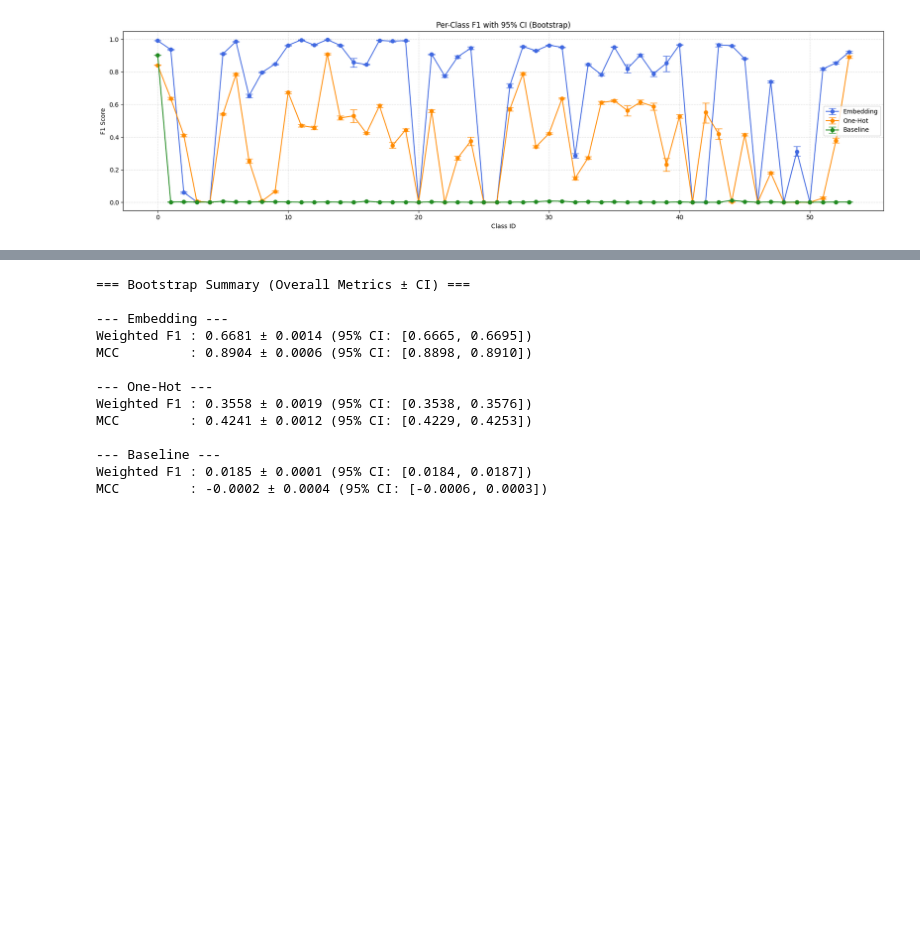
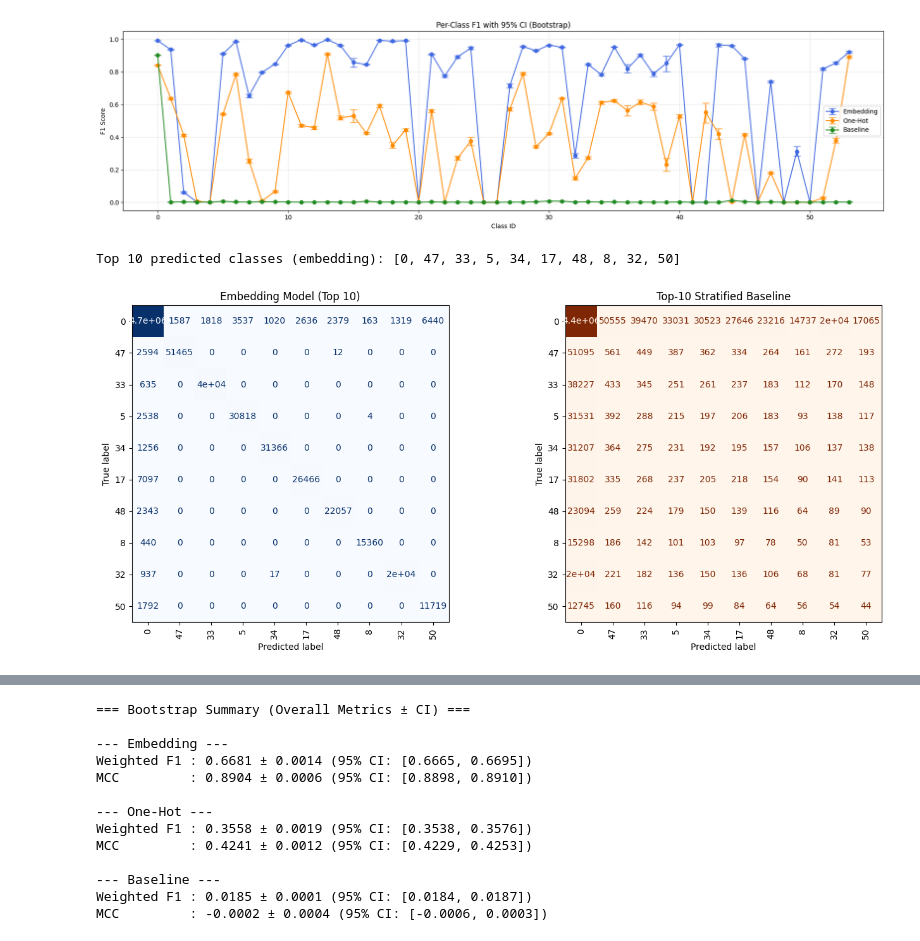
Before and after one commit to TobiasNeumeier/ProteinPrediction, a Jupyter notebook: src/bootstrap.ipynb, the cells around one changed output, grey strips where cells are left out. Cells and saved outputs as stored; diff of their text form; code cells hidden in the pictures; blank space fills up the shorter version.

```diff
--- a/src/bootstrap.ipynb
+++ b/src/bootstrap.ipynb
@@ -142,3 +237,41 @@ plt.savefig("per_class_boot.png", dpi=1000)
 plt.show()
 # %% [output]
 [figure]
+# %%
+import numpy as np
+import matplotlib.pyplot as plt
+from sklearn.metrics import confusion_matrix, ConfusionMatrixDisplay
+from collections import Counter
+
+# 1️⃣ Get top 10 most frequent predicted classes from embedding
+top10_classes = [cls for cls, _ in Counter(p_emb).most_common(10)]
+print("Top 10 predicted classes (embedding):", top10_classes)
+
+# 2️⃣ Filter y_emb and pred_emb to only those classes
+mask_top10 = np.isin(y_emb, top10_classes)
+y_top10 = y_emb[mask_top10]
+p_emb_top10 = p_emb[mask_top10]
+
+# 3️⃣ Build baseline: sample from top-10 using their proportions
+counts = Counter(p_emb_top10)
+total = sum(counts[c] for c in top10_classes)
+probs = np.array([counts[c] / total for c in top10_classes])
+p_base_top10 = np.random.choice(top10_classes, size=len(y_top10), p=probs)
+
+# 4️⃣ Confusion Matrices
+cm_emb = confusion_matrix(y_top10, p_emb_top10, labels=top10_classes)
+cm_base = confusion_matrix(y_top10, p_base_top10, labels=top10_classes)
+
+# 5️⃣ Plot side-by-side
+fig, axes = plt.subplots(1, 2, figsize=(14, 6))
+ConfusionMatrixDisplay(cm_emb, display_labels=top10_classes).plot(ax=axes[0], xticks_rotation=90, cmap="Blues", colorbar=False)
+axes[0].set_title("Embedding Model (Top 10)")
+
+ConfusionMatrixDisplay(cm_base, display_labels=top10_classes).plot(ax=axes[1], xticks_rotation=90, cmap="Oranges", colorbar=False)
+axes[1].set_title("Top-10 Stratified Baseline")
+
+plt.tight_layout()
+plt.show()
+# %% [output]
+Top 10 predicted classes (embedding): [0, 47, 33, 5, 34, 17, 48, 8, 32, 50]
+[figure, added]
```
Also changed, not shown: parts of 5 cells of this notebook.
